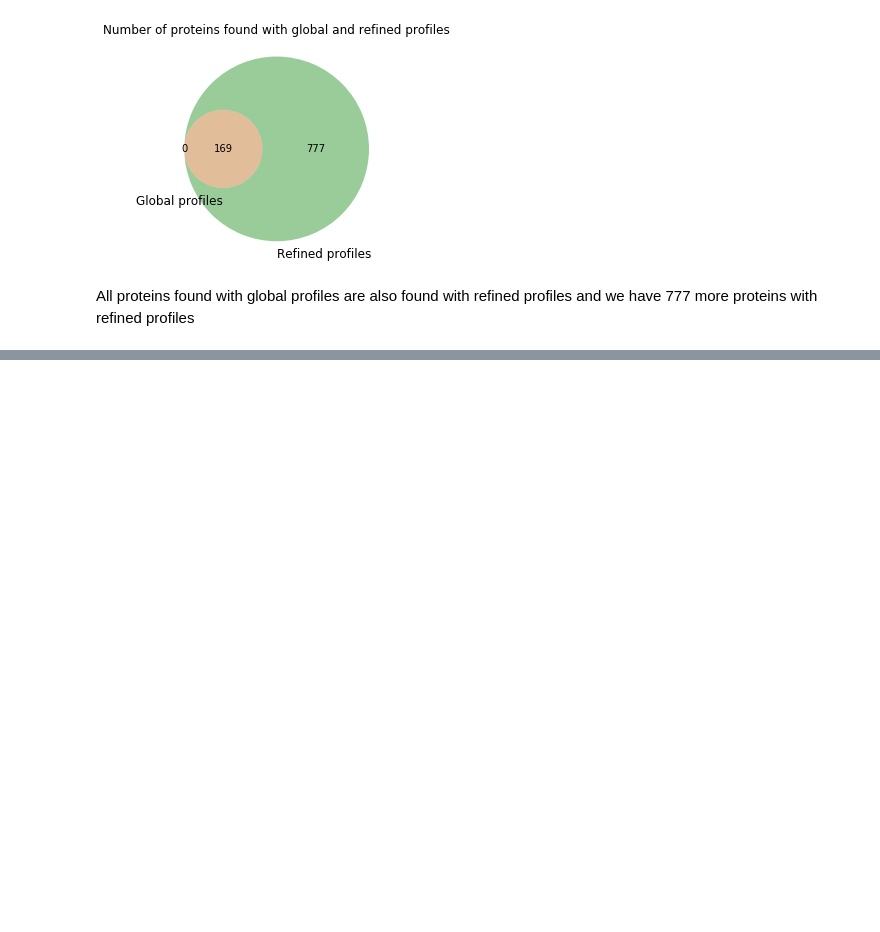
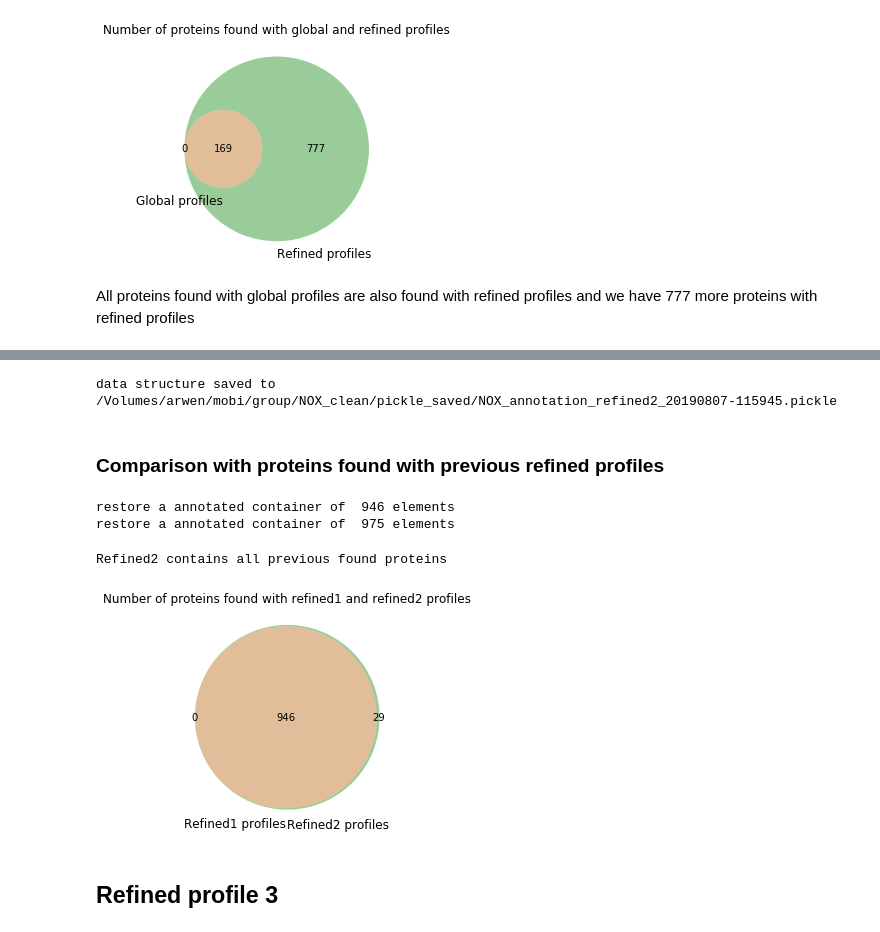
Before and after one commit to MMSB-MOBI/NOX_analysis, a Jupyter notebook: notebook/Predict_NOX_proteins.ipynb, the cells around one changed output, grey strips where cells are left out. Cells and saved outputs as stored; diff of their text form; code cells hidden in the pictures; blank space fills up the shorter version.

Commit message:
first step: predict nox proteins

```diff
--- a/notebook/Predict_NOX_proteins.ipynb
+++ b/notebook/Predict_NOX_proteins.ipynb
@@ -12,7 +17,6 @@ import pyproteinsExt.topology as topology
 # %%
 def save(data, tag=None):
-    print(data)
-    saveDir="/Volumes/arwen/mobi/group/NOX_CH/pickle_saved"
+    saveDir="/Volumes/arwen/mobi/group/NOX_clean/pickle_saved"
     timestr = time.strftime("%Y%m%d-%H%M%S")
     fTag = "NOX_annotation_" + tag + "_" if tag else "NOX_annotation_"
     fSerialDump = fTag + timestr + ".pickle"
@@ -21,7 +25,7 @@ def save(data, tag=None):
     print('data structure saved to', saveDir + '/' + fSerialDump)
 
 def load(fileName):
-    saveDir="/Volumes/arwen/mobi/group/NOX_CH/pickle_saved"
+    saveDir="/Volumes/arwen/mobi/group/NOX_clean/pickle_saved"
     d = pickle.load( open(saveDir + "/" + fileName, "rb" ) )
     print("restore a annotated container of ", len(d), "elements")
     return d
@@ -467,0 +444,30 @@ All proteins found with global profiles are also found with refined profiles and
+# %%
+save(refined2_filter,"refined2")
+# %% [output]
+data structure saved to /Volumes/arwen/mobi/group/NOX_clean/pickle_saved/NOX_annotation_refined2_20190807-115945.pickle
+# %% [markdown]
+### Comparison with proteins found with previous refined profiles
+# %%
+refined1=load("NOX_annotation_refined1_20190807-114947.pickle")
+refined2=load("NOX_annotation_refined2_20190807-115945.pickle")
+# %% [output]
+restore a annotated container of  946 elements
+restore a annotated container of  975 elements
+# %%
+refined1_proteins=set(p.split('|')[1] for p in refined1.entries)
+refined2_proteins=set(p.split('|')[1] for p in refined2.entries)
+
+if refined1_proteins.issubset(refined2_proteins):
+    print("Refined2 contains all previous found proteins")
+# %% [output]
+Refined2 contains all previous found proteins
+# %%
+v=venn2([refined1_proteins,refined2_proteins])
+v.get_label_by_id("A").set_text("Refined1 profiles")
+v.get_label_by_id("B").set_text("Refined2 profiles")
+plt.title("Number of proteins found with refined1 and refined2 profiles")
+plt.savefig("/Users/chilpert/Results/NOX_visu_clean/prot_refined12_profiles.pdf")
+# %% [output]
+[figure, added]
+# %% [markdown]
+## Refined profile 3
```
Also changed, not shown: parts of 143 cells of this notebook, 1 other file.
